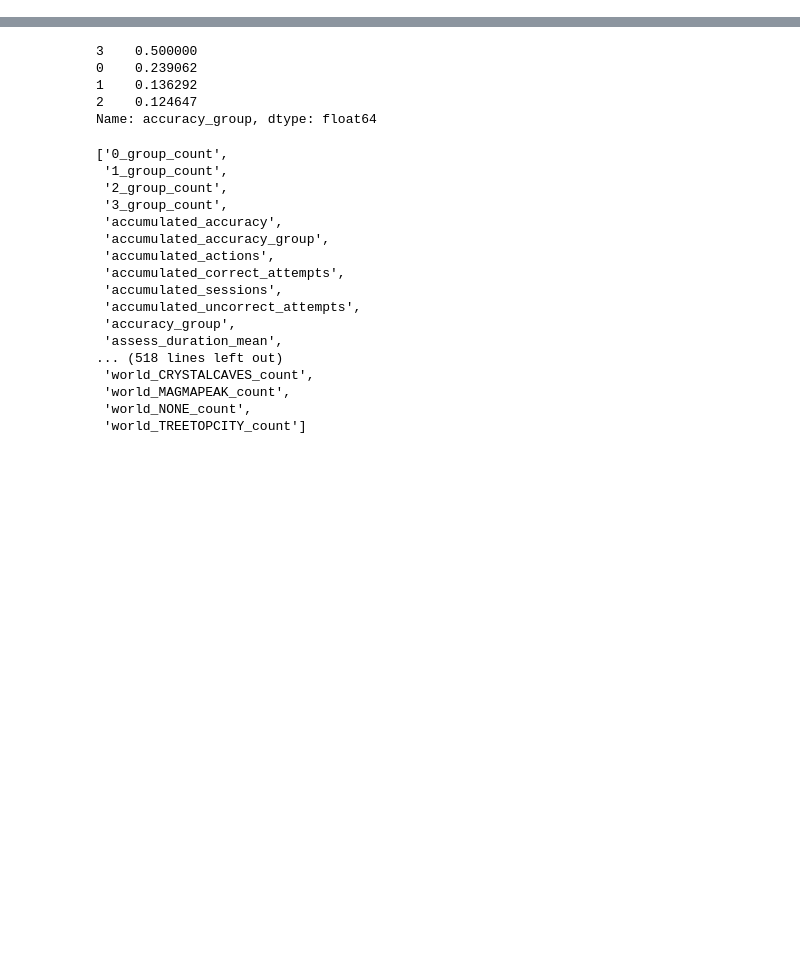
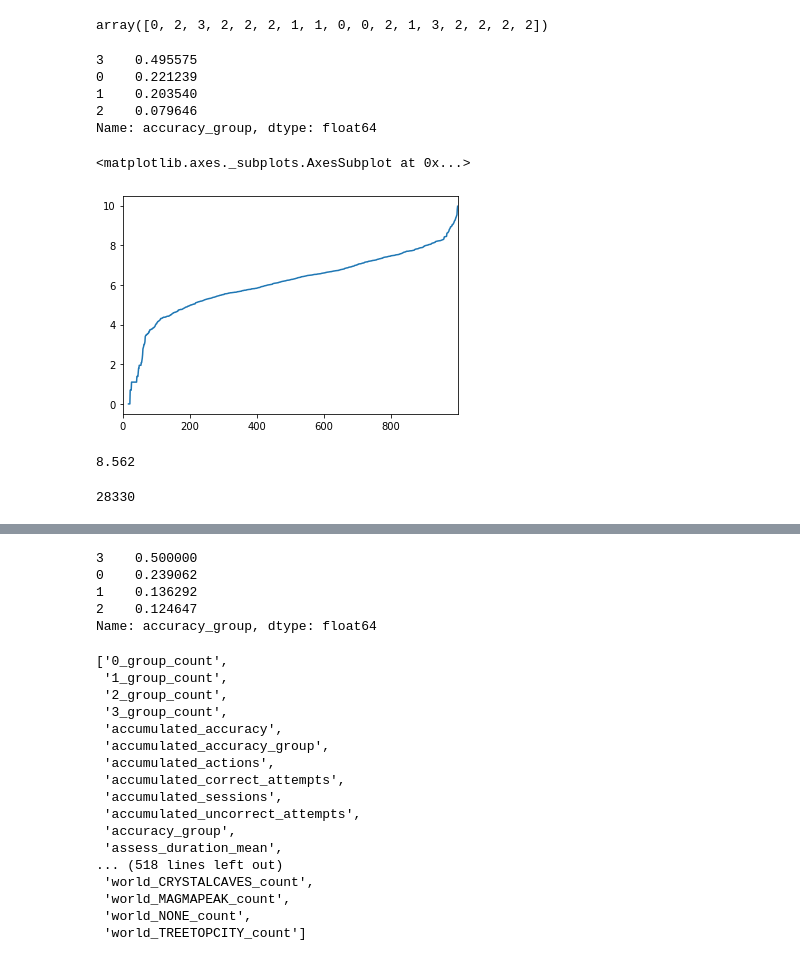
Before and after one commit to heartkilla/dsbowl2019, a Jupyter notebook: notebooks/feature_engineering.ipynb, the cells around one changed output, grey strips where cells are left out. Drawn from its saved outputs; the diff is of its cells as text; code cells hidden in the pictures; blank space fills up the shorter version.

```diff
--- a/notebooks/feature_engineering.ipynb
+++ b/notebooks/feature_engineering.ipynb
@@ -10,0 +236,2 @@ ModuleNotFoundError: No module named 'metric'
+# %%
+test_df = pd.read_csv('./data/test.csv')
@@ -10,0 +355,26 @@ ModuleNotFoundError: No module named 'metric'
+# %%
+preds[[142, 288, 291, 309, 346, 386, 402, 561, 588, 653, 675, 687, 759,
+            772, 786, 815, 941]]
+# %% [output]
+array([0, 2, 3, 2, 2, 2, 1, 1, 0, 0, 2, 1, 3, 2, 2, 2, 2])
+# %%
+train_df[train_df['accumulated_actions'] == 0]['accuracy_group'].value_counts(normalize=True)
+# %% [output]
+3    0.495575
+0    0.221239
+1    0.203540
+2    0.079646
+Name: accuracy_group, dtype: float64
+# %%
+test_df['accumulated_actions'].map(np.log).sort_values().reset_index(drop=True).plot()
+# %% [output]
+<matplotlib.axes._subplots.AxesSubplot at 0x...>
+[figure, added]
+# %%
+(test_df['type_Clip_count'] - test_df['changed_type_Clip_count']).mean()
+# %% [output]
+8.562
+# %%
+test_df['event_data'].str.contains('"correct":false').sum()
+# %% [output]
+28330
```
Also changed, not shown: parts of 73 cells of this notebook, 7 other files.
